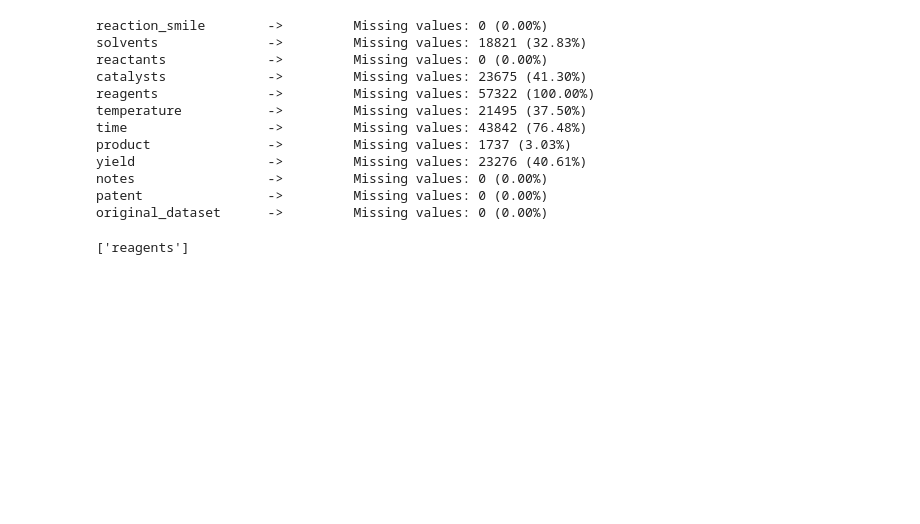
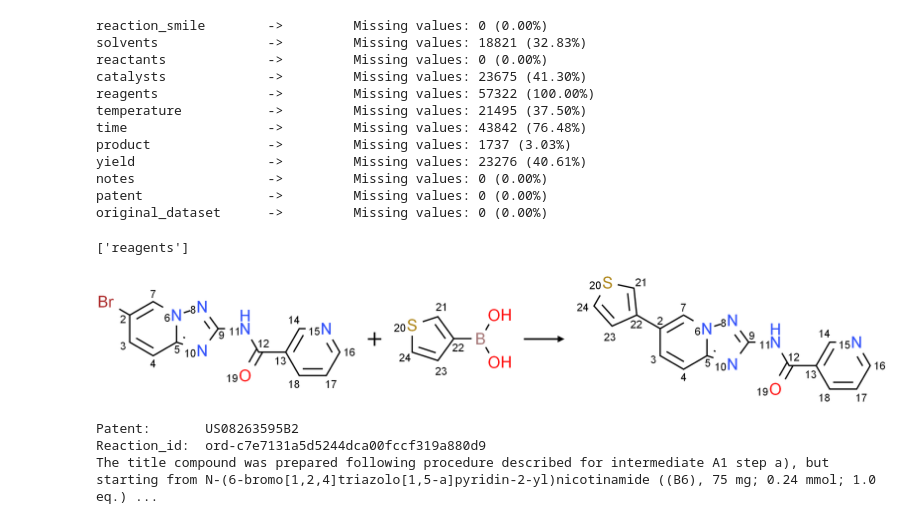
Before and after one commit to alkorolyov/selvita, a Jupyter notebook: 07_suzuki_clean.ipynb, the cells around one changed output. Cells and saved outputs as stored; diff of their text form; code cells hidden in the pictures; blank space fills up the shorter version.

```diff
--- a/07_suzuki_clean.ipynb
+++ b/07_suzuki_clean.ipynb
@@ -25,3 +30,10 @@ notes                 ->         Missing values: 0 (0.00%)
 patent                ->         Missing values: 0 (0.00%)
 original_dataset      ->         Missing values: 0 (0.00%)
 ['reagents']
+# %%
+draw_reaction(suzuki_df[~suzuki_df['solvents'].apply(bool)])
+# %% [output]
+[figure, added]
+Patent:       US08263595B2
+Reaction_id:  ord-c7e7131a5d5244dca00fccf319a880d9
+The title compound was prepared following procedure described for intermediate A1 step a), but starting from N-(6-bromo[1,2,4]triazolo[1,5-a]pyridin-2-yl)nicotinamide ((B6), 75 mg; 0.24 mmol; 1.0 eq.) ...
```
Also changed, not shown: parts of 16 cells of this notebook, 7 other files.
